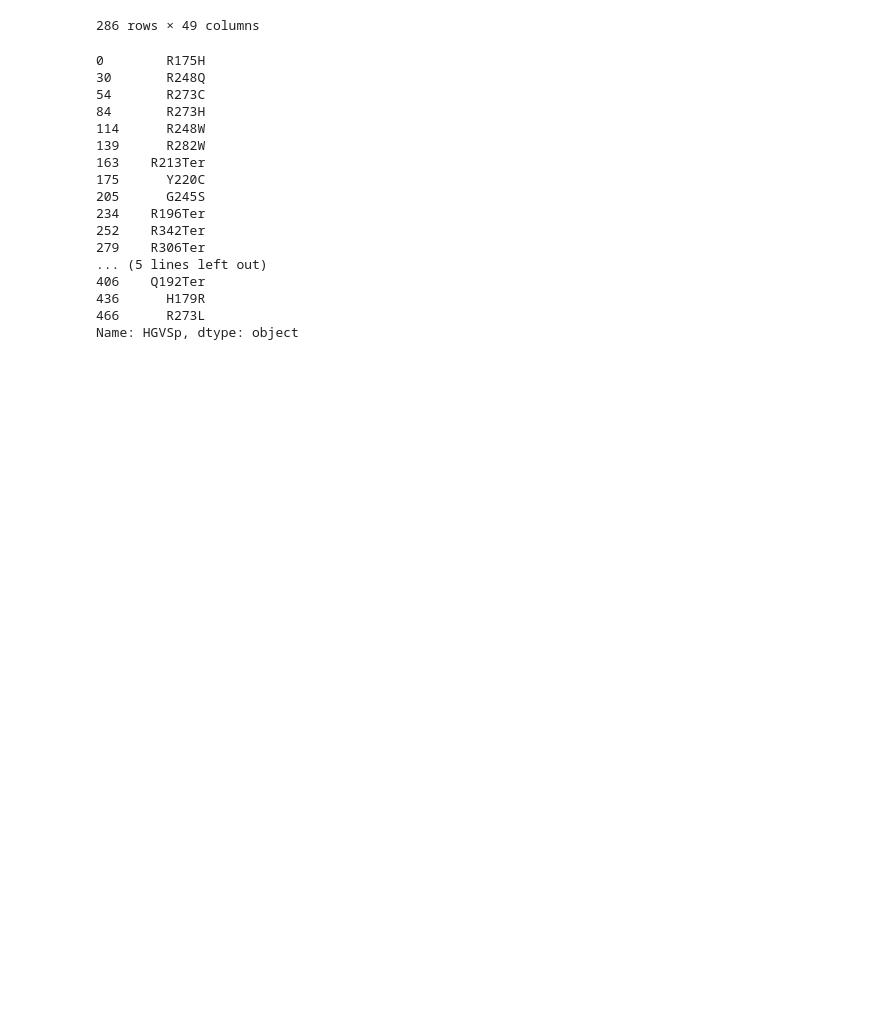
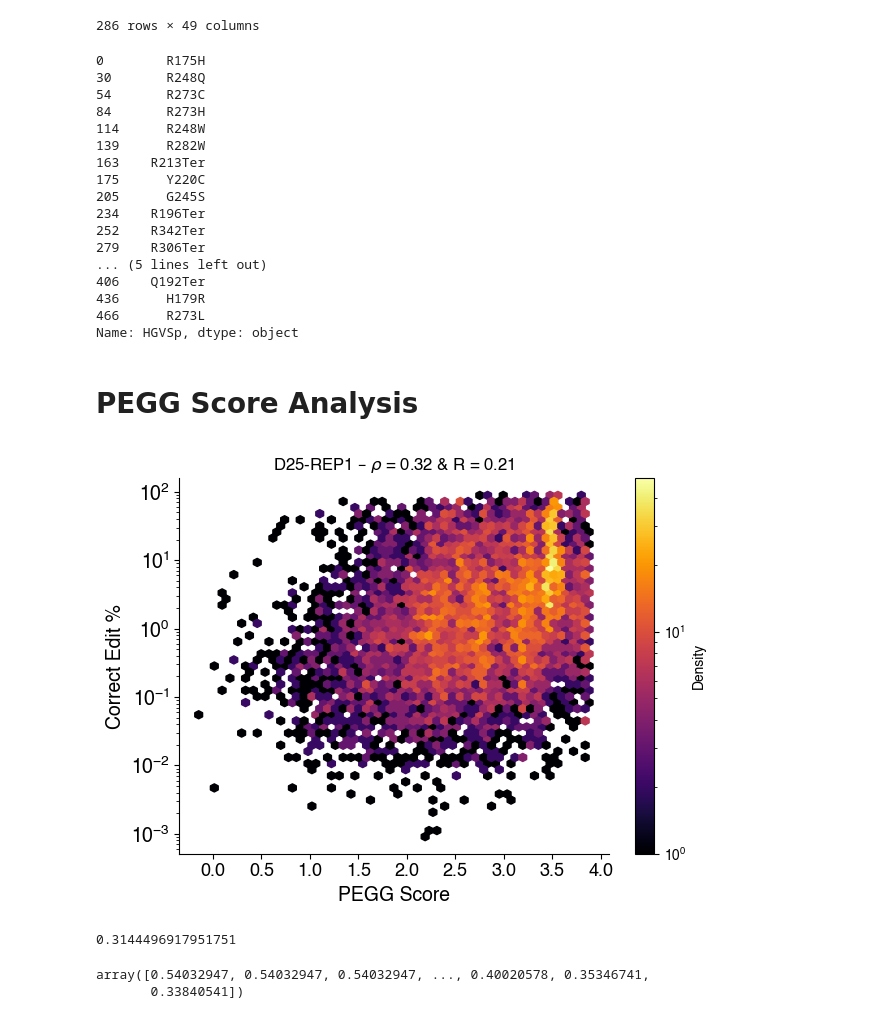
Before and after one commit to samgould2/p53-prime-editing-sensor, a Jupyter notebook: revision_analysis.ipynb, the cells around one changed output. Drawn from its saved outputs; the diff is of its cells as text; code cells hidden in the pictures; blank space fills up the shorter version.

```diff
--- a/revision_analysis.ipynb
+++ b/revision_analysis.ipynb
@@ -986,3 +986,5 @@ top20['HGVSp']
 436      H179R
 466      R273L
 Name: HGVSp, dtype: object
+# %% [markdown]
+# PEGG Score Analysis
@@ -988,0 +1017,63 @@ Name: HGVSp, dtype: object
+# %%
+fig, ax1 = plt.subplots()
+
+x='D25-REP1'
+
+df = cp_dict[x]
+counts_threshold=100
+
+#choose a particular variant type if desired
+var_types = ['SNV', 'INS', 'DEL', 'ONV'] #['SNP']
+
+chosen = list(p53_filtered[p53_filtered['variant_type'].isin(var_types)]['peg_id'])
+df = df[df['peg_id'].isin(chosen)]
+
+df = df[df['Reads_aligned_all_amplicons']>=counts_threshold]
+#df = df[df['corr_perc_backsub']>0]
+
+
+p53_subset = p53_filtered[p53_filtered['peg_id'].isin(list(df['peg_id']))]
+
+assert list(p53_subset['peg_id'])==list(df['peg_id']) #ensure indexing is correct
+
+x1 = np.array(p53_subset['PEGG_score'])
+y1 = np.array(df['corr_perc_backsub'])
+
+sr = scipy.stats.spearmanr(x1,y1).statistic
+pr = scipy.stats.pearsonr(x1,y1).statistic
+
+
+x2 = x1[y1>0]
+y2 = y1[y1>0]
+
+hb = ax1.hexbin(x2,y2, gridsize=50,  cmap='inferno', bins='log',yscale="log")
+
+cb = fig.colorbar(hb, ax=ax1, label='Density')
+
+ax1.set_ylabel("Correct Edit %", fontsize=14)
+ax1.set_xlabel("PEGG Score", fontsize=14)
+plt.yticks(fontsize=14)
+plt.xticks(fontsize=13)
+#ax1.set_xlim(0,)
+#ax1.set_ylim(0,)
+ax1.set_yscale("log")
+
+ax1.set_title(x + " – "+ r"$\rho$" +  f" = {np.round(sr,2)} & R = {np.round(pr,2)}")
+
+ax1.spines['top'].set_visible(False)
+ax1.spines['right'].set_visible(False)
+
+fig.tight_layout()
+# %% [output]
+[figure, added]
+# %%
+sr = scipy.stats.spearmanr(np.log10(x1+1),y1).statistic
+pr = scipy.stats.pearsonr(np.log10(x1+1),np.log10(y1)).statistic
+pr
+# %% [output]
+0.3144496917951751
+# %%
+np.log10(x1)
+# %% [output]
+array([0.54032947, 0.54032947, 0.54032947, ..., 0.40020578, 0.35346741,
+       0.33840541])
```
Also changed, not shown: parts of 41 cells of this notebook, 15 other files.
